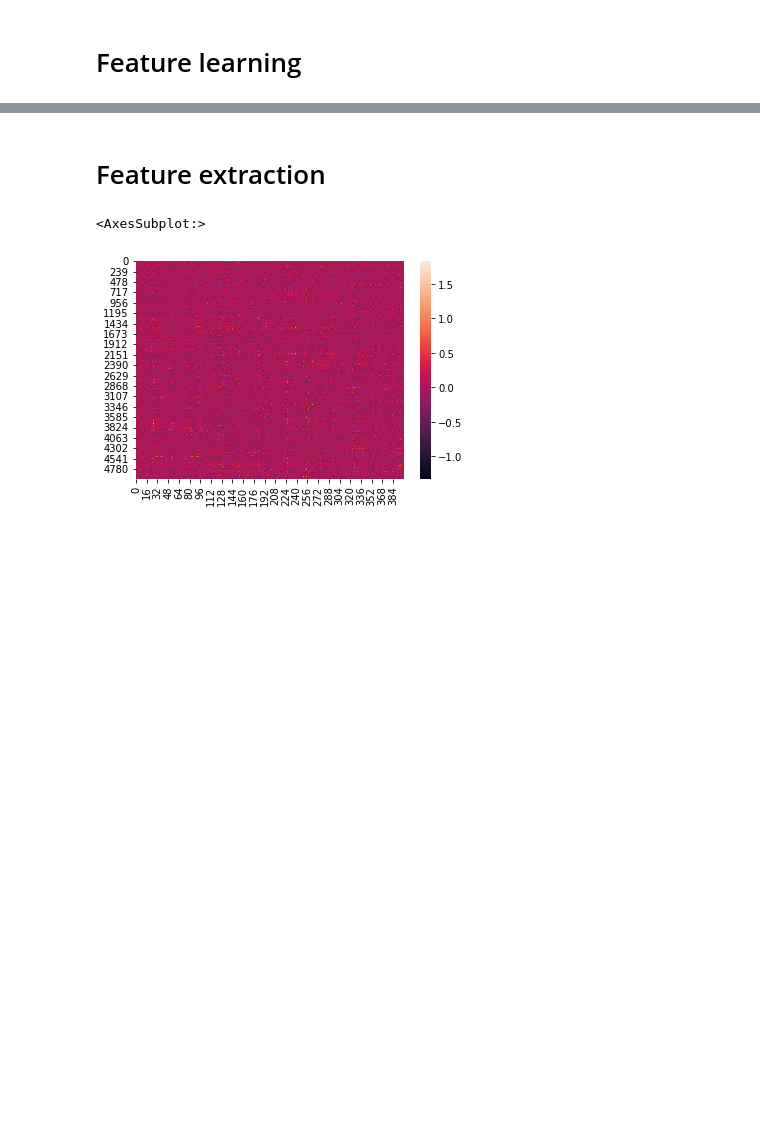
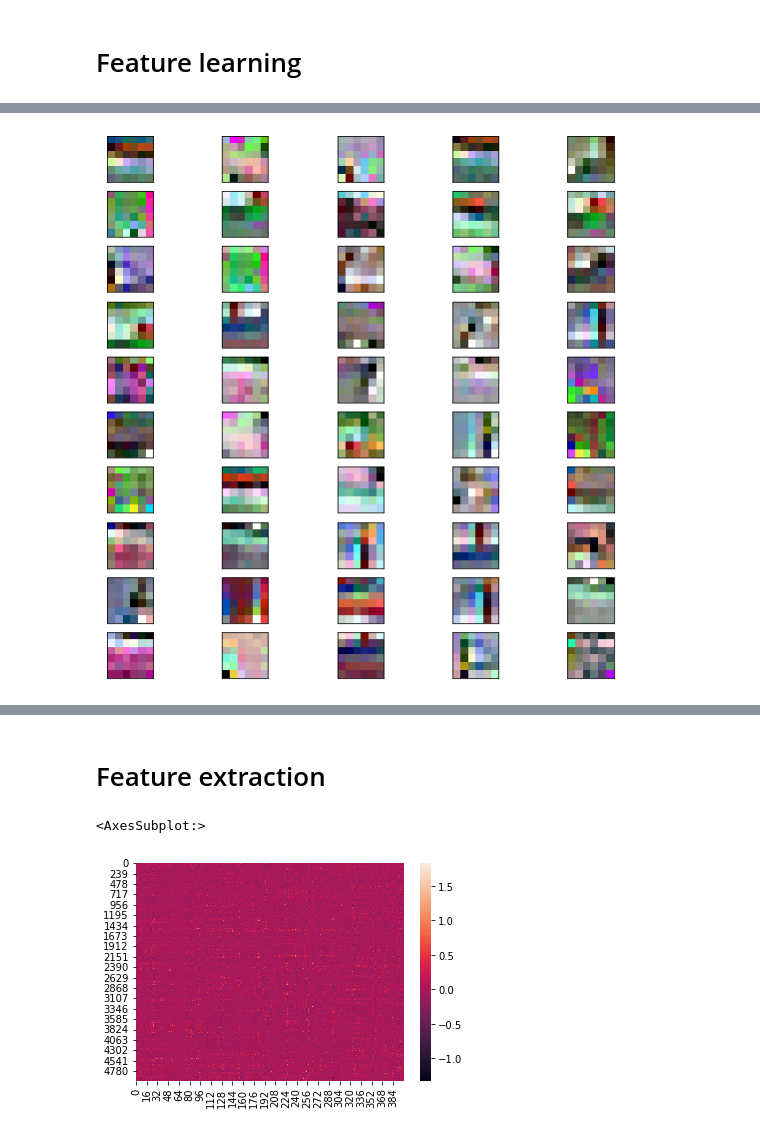
Before and after one commit to sandertom/KernelMethodsMVA, a Jupyter notebook: patch_kmeans.ipynb, the cells around one changed output, grey strips where cells are left out. Cells and saved outputs as stored; diff of their text form; code cells hidden in the pictures; blank space fills up the shorter version.

```diff
--- a/patch_kmeans.ipynb
+++ b/patch_kmeans.ipynb
@@ -56,28 +31,0 @@ def whiten_patches(patches):
-# %%
-patch_size = 6
-
-def extract_patch(image, patch_size):
-    corner = np.random.randint(32 - patch_size, size=2)
-    i,j = corner[0], corner[1]
-    patch = image[i:i+patch_size, j:j+patch_size, :]
-    patch = patch - np.mean(patch)
-    if np.std(patch) > 0:
-        patch/=np.std(patch)
-    return patch
-
-
-def extract_patches(dataset, num_patches, patch_size):
-    patches = np.zeros((num_patches, patch_size, patch_size, 3))
-    for i in tqdm(range(num_patches)):
-        n=len(dataset)
-        idx = np.random.randint(n)
-        patch = extract_patch(dataset[idx], patch_size)
-        patches[i] = patch
-    return patches
-
-def cluster_patches(patches, k):
-    n = len(patches)
-    data = patches.reshape(n,-1)
-    clust = KMeans(n_clusters=k)
-    clust.fit(data)
-    return clust.labels_, clust.cluster_centers_
@@ -88,3 +32,16 @@ extract_patch(Xtr[0], 6).shape
+# %%
+test = extract_patches(Xtr[:1], num_patches = 50, patch_size=6)
+# %%
+image = Xtrfig, ax = plt.subplots(10, 5, figsize=(10,10))
+for idx in range(50):
+    i = idx%10
+    j = idx//10
+    plot_image(test[0,idx], ax[i,j])
+    ax[i,j].axes.xaxis.set_visible(False)
+    ax[i,j].axes.yaxis.set_visible(False)
+plt.show()
+# %% [output]
+[figure, added]
 # %%
 patches = extract_patches(Xtr, 200000, 6)
 # %%
```
Also changed, not shown: parts of 12 cells of this notebook, 1 other file.
